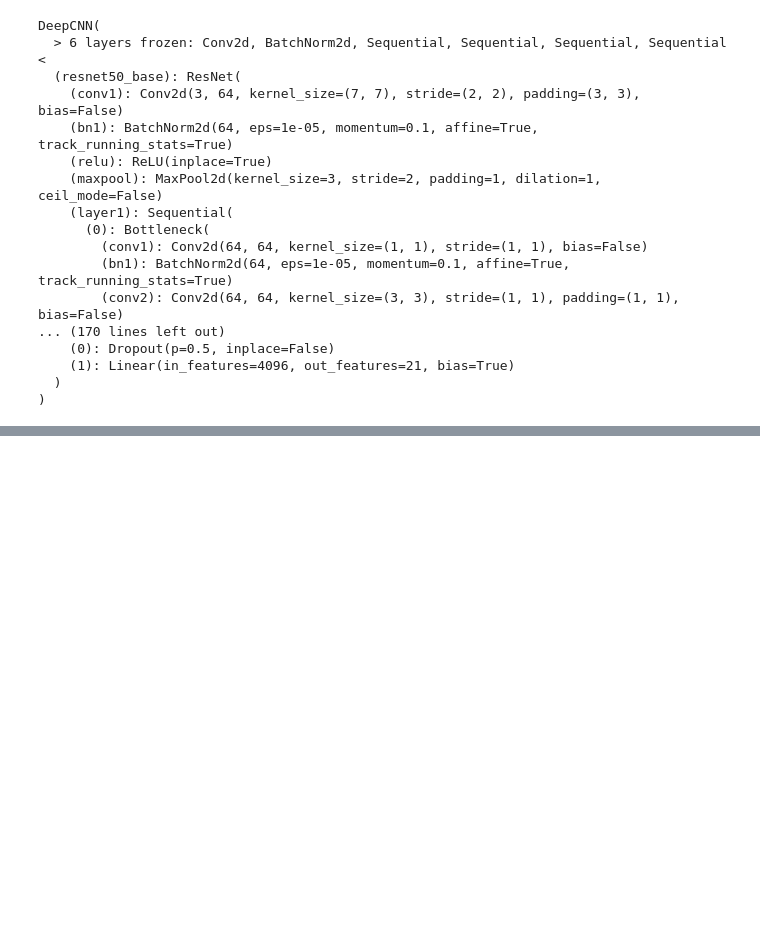
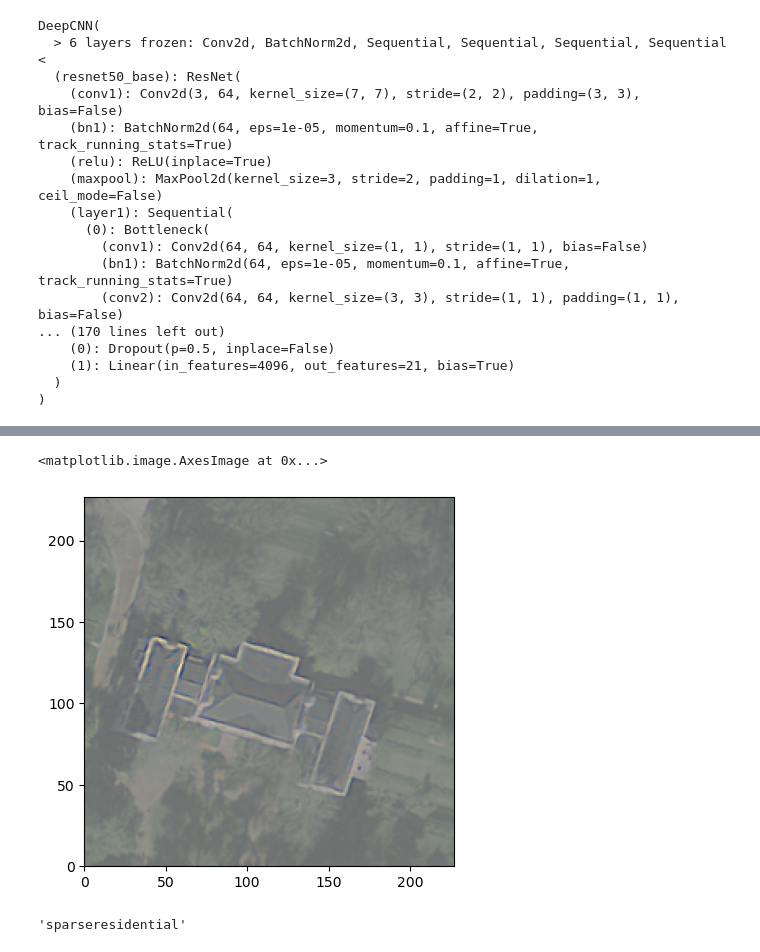
Before and after one commit to tameTNT/evaluating-xai-remote-sensing, a Jupyter notebook: basic_uc_merced.ipynb, the cells around one changed output, grey strips where cells are left out. Drawn from its saved outputs; the diff is of its cells as text; code cells hidden in the pictures; blank space fills up the shorter version.

```diff
--- a/basic_uc_merced.ipynb
+++ b/basic_uc_merced.ipynb
@@ -256,0 +343,11 @@ KeyboardInterrupt:
+# %%
+extent = (0, 227, 0, 227)
+plt.imshow(einops.rearrange(correct_pred_img, "c h w -> h w c"), extent=extent, alpha=0.7)
+plt.imshow(einops.rearrange(scaled_attributions[0].cpu().detach(), "c h w -> h w c"), extent=extent, alpha=0.7)
+# %% [output]
+<matplotlib.image.AxesImage at 0x...>
+[figure, added]
+# %%
+test_dataset.classes[int(correct_label)]
+# %% [output]
+'sparseresidential'
```
Also changed, not shown: parts of 22 cells of this notebook.
